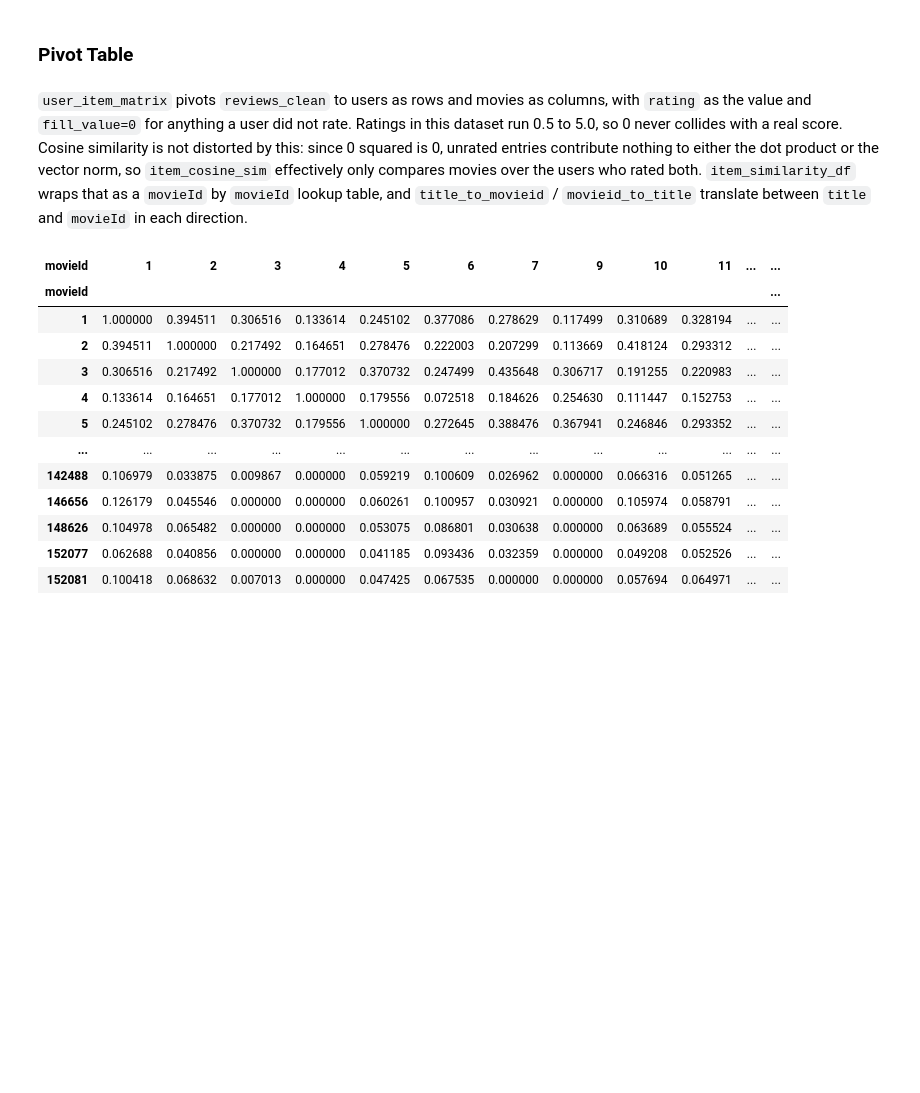
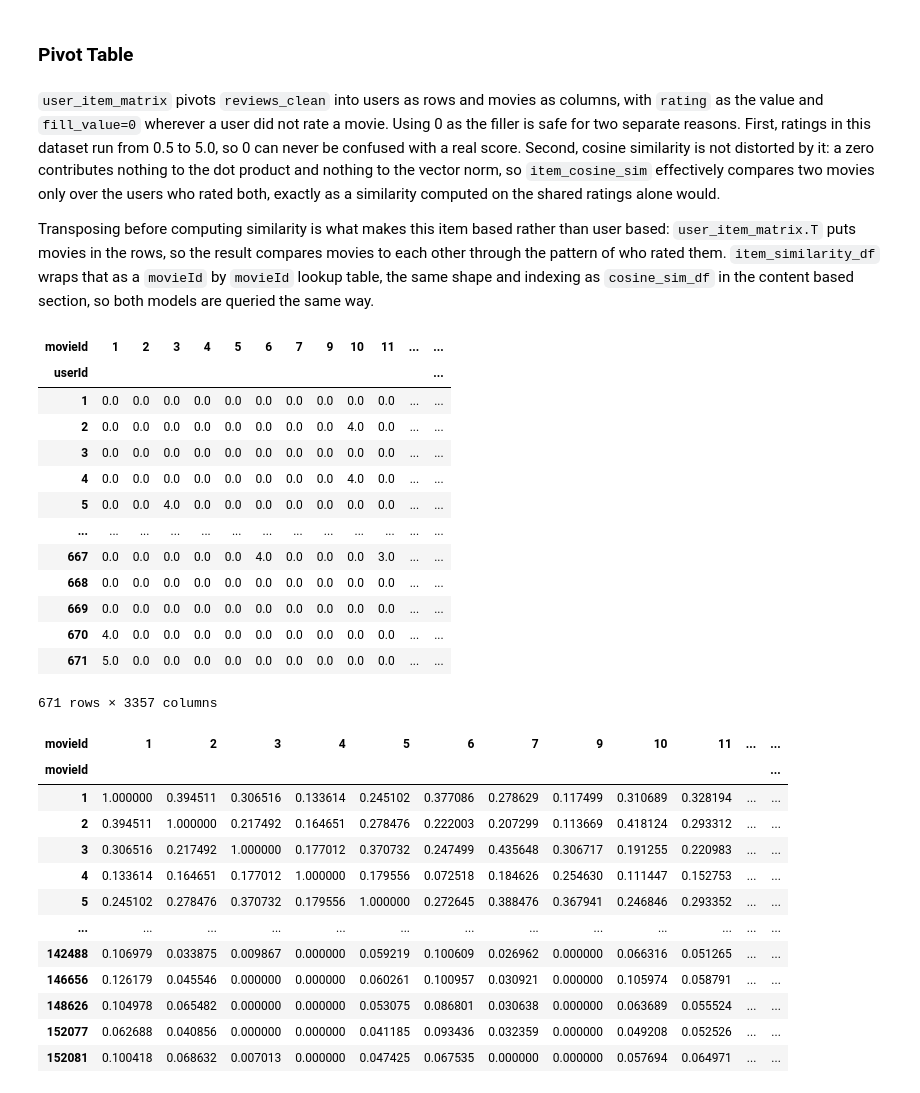
Before and after one commit to AlejandroBeldaFernandez/Movies_Recommendations, a Jupyter notebook: Movies_Recommendation.ipynb, the cells around one changed output. Cells and saved outputs as stored; diff of their text form; code cells hidden in the pictures; blank space fills up the shorter version.

```diff
--- a/Movies_Recommendation.ipynb
+++ b/Movies_Recommendation.ipynb
@@ -2742,5 +2802,7 @@ reviews_clean
 # %% [markdown]
 ### Pivot Table
 # %% [markdown]
-`user_item_matrix` pivots `reviews_clean` to users as rows and movies as columns, with `rating` as the value and `fill_value=0` for anything a user did not rate. Ratings in this dataset run 0.5 to 5.0, so 0 never collides with a real score. Cosine similarity is not distorted by this: since 0 squared is 0, unrated entries contribute nothing to either the dot product or the vector norm, so `item_cosine_sim` effectively only compares movies over the users who rated both. `item_similarity_df` wraps that as a `movieId` by `movieId` lookup table, and `title_to_movieid` / `movieid_to_title` translate between `title` and `movieId` in each direction.
+`user_item_matrix` pivots `reviews_clean` into users as rows and movies as columns, with `rating` as the value and `fill_value=0` wherever a user did not rate a movie. Using 0 as the filler is safe for two separate reasons. First, ratings in this dataset run from 0.5 to 5.0, so 0 can never be confused with a real score. Second, cosine similarity is not distorted by it: a zero contributes nothing to the dot product and nothing to the vector norm, so `item_cosine_sim` effectively compares two movies only over the users who rated both, exactly as a similarity computed on the shared ratings alone would.
+
+Transposing before computing similarity is what makes this item based rather than user based: `user_item_matrix.T` puts movies in the rows, so the result compares movies to each other through the pattern of who rated them. `item_similarity_df` wraps that as a `movieId` by `movieId` lookup table, the same shape and indexing as `cosine_sim_df` in the content based section, so both models are queried the same way.
 # %%
@@ -2748,3 +2810,20 @@ user_item_matrix = reviews_clean.pivot_table(index='userId', columns='movieId',
+# %%
+user_item_matrix
+# %% [output]
+| movieId | 1 | 2 | 3 | 4 | 5 | 6 | 7 | 9 | 10 | 11 | ... | ... |
+| userId |  |  |  |  |  |  |  |  |  |  |  | ... |
+| 1 | 0.0 | 0.0 | 0.0 | 0.0 | 0.0 | 0.0 | 0.0 | 0.0 | 0.0 | 0.0 | ... | ... |
+| 2 | 0.0 | 0.0 | 0.0 | 0.0 | 0.0 | 0.0 | 0.0 | 0.0 | 4.0 | 0.0 | ... | ... |
+| 3 | 0.0 | 0.0 | 0.0 | 0.0 | 0.0 | 0.0 | 0.0 | 0.0 | 0.0 | 0.0 | ... | ... |
+| 4 | 0.0 | 0.0 | 0.0 | 0.0 | 0.0 | 0.0 | 0.0 | 0.0 | 4.0 | 0.0 | ... | ... |
+| 5 | 0.0 | 0.0 | 4.0 | 0.0 | 0.0 | 0.0 | 0.0 | 0.0 | 0.0 | 0.0 | ... | ... |
+| ... | ... | ... | ... | ... | ... | ... | ... | ... | ... | ... | ... | ... |
+| 667 | 0.0 | 0.0 | 0.0 | 0.0 | 0.0 | 4.0 | 0.0 | 0.0 | 0.0 | 3.0 | ... | ... |
+| 668 | 0.0 | 0.0 | 0.0 | 0.0 | 0.0 | 0.0 | 0.0 | 0.0 | 0.0 | 0.0 | ... | ... |
+| 669 | 0.0 | 0.0 | 0.0 | 0.0 | 0.0 | 0.0 | 0.0 | 0.0 | 0.0 | 0.0 | ... | ... |
+| 670 | 4.0 | 0.0 | 0.0 | 0.0 | 0.0 | 0.0 | 0.0 | 0.0 | 0.0 | 0.0 | ... | ... |
+| 671 | 5.0 | 0.0 | 0.0 | 0.0 | 0.0 | 0.0 | 0.0 | 0.0 | 0.0 | 0.0 | ... | ... |
+671 rows × 3357 columns
 # %%
 item_cosine_sim = cosine_similarity(user_item_matrix.T)
 item_similarity_df = pd.DataFrame(item_cosine_sim, index=user_item_matrix.columns, columns=user_item_matrix.columns)
```
Also changed, not shown: parts of 49 cells of this notebook.
